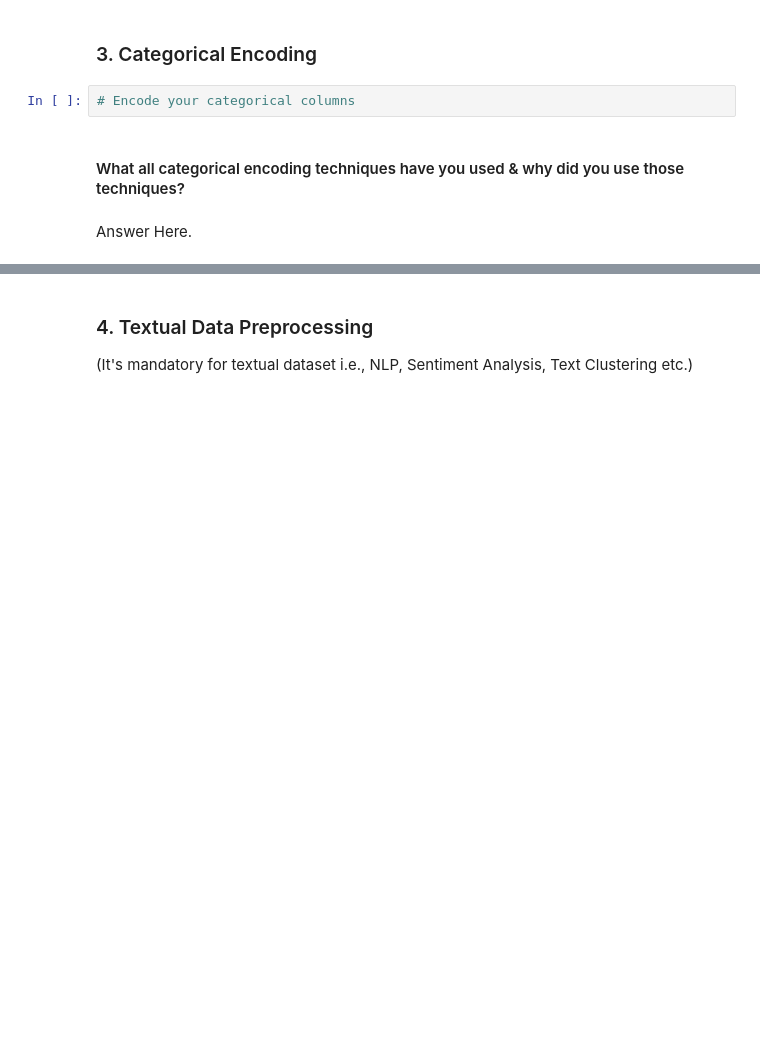
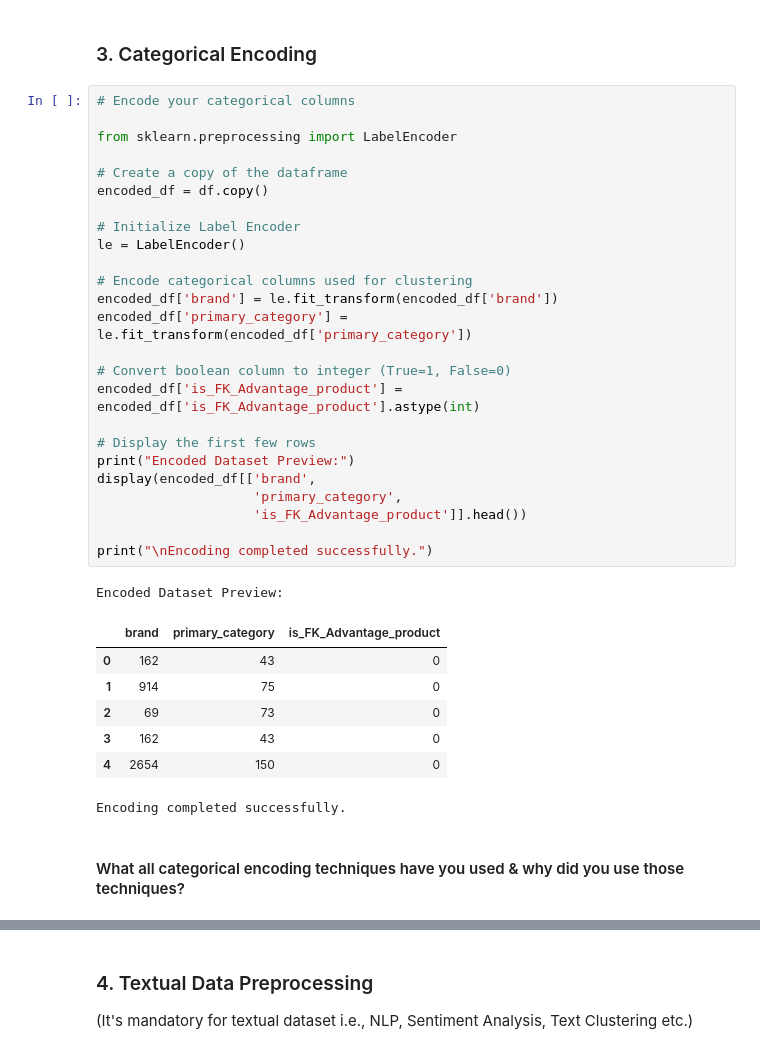
Before and after one commit to Bhuvneshwari19/flipkart-product-clustering, a Jupyter notebook: flipkart_products.ipynb, the cells around one changed output, grey strips where cells are left out. Drawn from its saved outputs; the diff is of its cells as text; blank space fills up the shorter version.

Commit message:
Complete data preprocessing, feature engineering, and text preprocessing

```diff
--- a/flipkart_products.ipynb
+++ b/flipkart_products.ipynb
@@ -1004,8 +1137,38 @@ Answer Here.
 # %% [markdown]
 ### 3. Categorical Encoding
-# %%
-# Encode your categorical columns
+# %%
+# Encode your categorical columns
+
+from sklearn.preprocessing import LabelEncoder
+
+# Create a copy of the dataframe
+encoded_df = df.copy()
+
+# Initialize Label Encoder
+le = LabelEncoder()
+
+# Encode categorical columns used for clustering
+encoded_df['brand'] = le.fit_transform(encoded_df['brand'])
+encoded_df['primary_category'] = le.fit_transform(encoded_df['primary_category'])
+
+# Convert boolean column to integer (True=1, False=0)
+encoded_df['is_FK_Advantage_product'] = encoded_df['is_FK_Advantage_product'].astype(int)
+
+# Display the first few rows
+print("Encoded Dataset Preview:")
+display(encoded_df[['brand',
+                    'primary_category',
+                    'is_FK_Advantage_product']].head())
+
+print("\nEncoding completed successfully.")
+# %% [output]
+Encoded Dataset Preview:
+|  | brand | primary_category | is_FK_Advantage_product |
+| 0 | 162 | 43 | 0 |
+| 1 | 914 | 75 | 0 |
+| 2 | 69 | 73 | 0 |
+| 3 | 162 | 43 | 0 |
+| 4 | 2654 | 150 | 0 |
+Encoding completed successfully.
 # %% [markdown]
 #### What all categorical encoding techniques have you used & why did you use those techniques?
-# %% [markdown]
-Answer Here.
```
Also changed, not shown: parts of 52 cells of this notebook.
